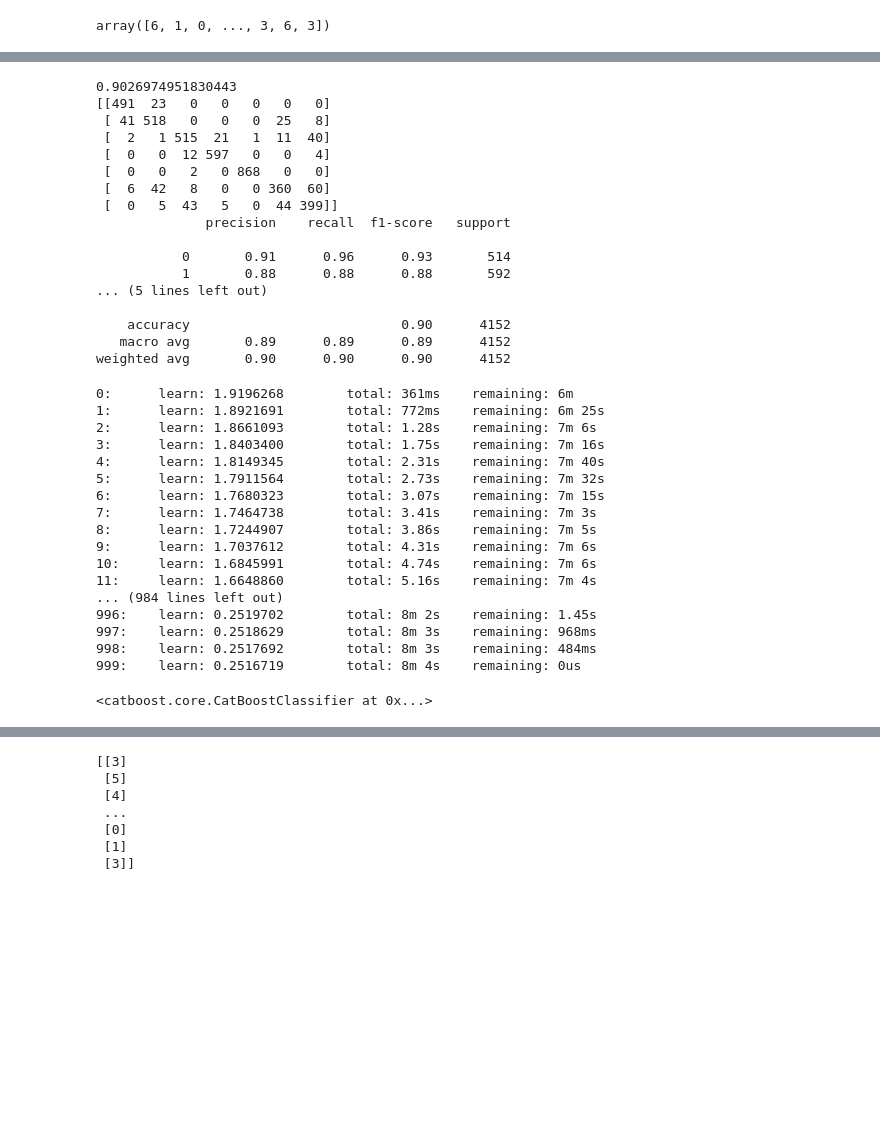
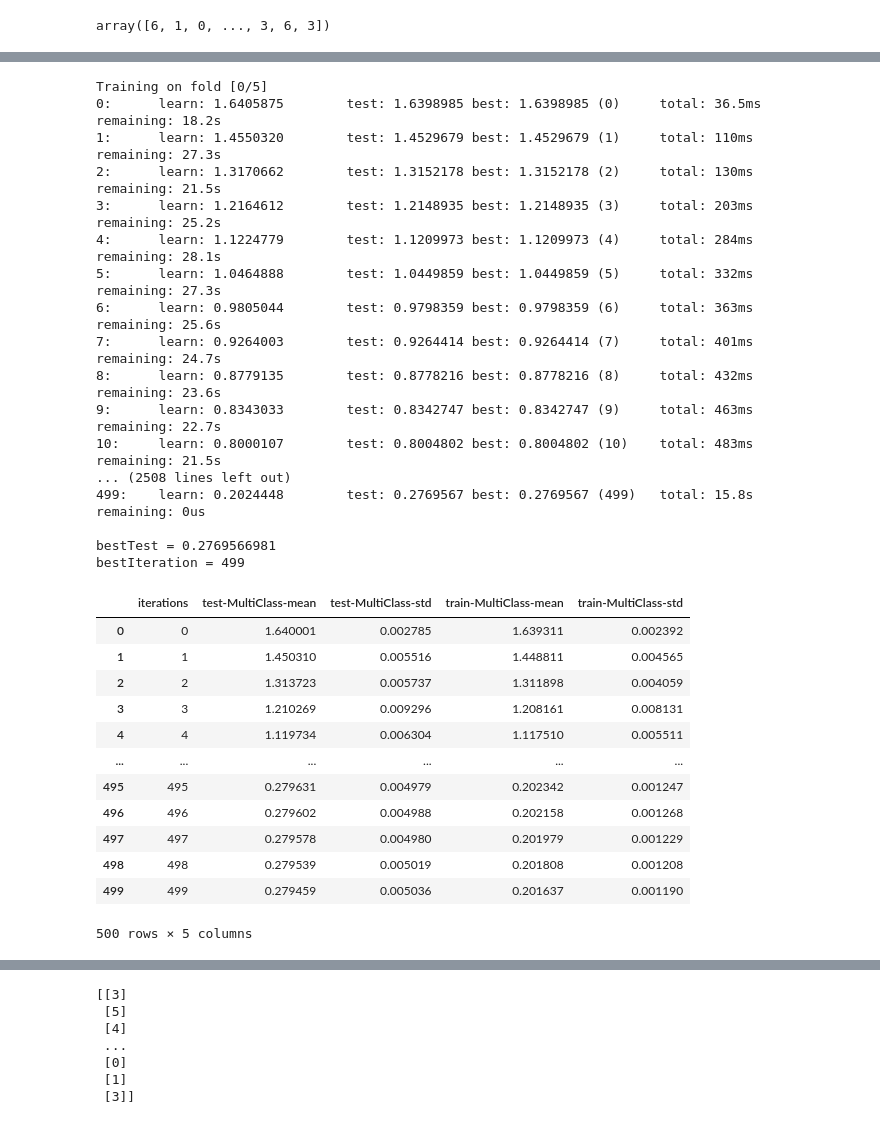
Before and after one commit to jonggu12/OBESITY_RISK, a Jupyter notebook: code/02_1. catboost.ipynb, the cells around one changed output, grey strips where cells are left out. Cells and saved outputs as stored; diff of their text form; code cells hidden in the pictures; blank space fills up the shorter version.

```diff
--- a/code/02_1. catboost.ipynb
+++ b/code/02_1. catboost.ipynb
@@ -583,46 +565,35 @@ model.fit(X_train, y_train)
 <catboost.core.CatBoostClassifier at 0x...>
-# %%
-val_predictions = model.predict_proba(X_test).argmax(axis=1)
-print(accuracy_score(y_test, val_predictions))
-print(confusion_matrix(y_test, val_predictions))
-print(classification_report(y_test, val_predictions))
-# %% [output]
-0.9026974951830443
-[[491  23   0   0   0   0   0]
- [ 41 518   0   0   0  25   8]
- [  2   1 515  21   1  11  40]
- [  0   0  12 597   0   0   4]
- [  0   0   2   0 868   0   0]
- [  6  42   8   0   0 360  60]
- [  0   5  43   5   0  44 399]]
-              precision    recall  f1-score   support
-
-           0       0.91      0.96      0.93       514
-           1       0.88      0.88      0.88       592
-... (5 lines left out)
-
-    accuracy                           0.90      4152
-   macro avg       0.89      0.89      0.89      4152
-weighted avg       0.90      0.90      0.90      4152
-# %%
-model = CatBoostClassifier(iterations=1000, depth=10, learning_rate=0.008)
-model.fit(X_train, y_train)
-# %% [output]
-0:      learn: 1.9196268        total: 361ms    remaining: 6m
-1:      learn: 1.8921691        total: 772ms    remaining: 6m 25s
-2:      learn: 1.8661093        total: 1.28s    remaining: 7m 6s
-3:      learn: 1.8403400        total: 1.75s    remaining: 7m 16s
-4:      learn: 1.8149345        total: 2.31s    remaining: 7m 40s
-5:      learn: 1.7911564        total: 2.73s    remaining: 7m 32s
-6:      learn: 1.7680323        total: 3.07s    remaining: 7m 15s
-7:      learn: 1.7464738        total: 3.41s    remaining: 7m 3s
-8:      learn: 1.7244907        total: 3.86s    remaining: 7m 5s
-9:      learn: 1.7037612        total: 4.31s    remaining: 7m 6s
-10:     learn: 1.6845991        total: 4.74s    remaining: 7m 6s
-11:     learn: 1.6648860        total: 5.16s    remaining: 7m 4s
-... (984 lines left out)
-996:    learn: 0.2519702        total: 8m 2s    remaining: 1.45s
-997:    learn: 0.2518629        total: 8m 3s    remaining: 968ms
-998:    learn: 0.2517692        total: 8m 3s    remaining: 484ms
-999:    learn: 0.2516719        total: 8m 4s    remaining: 0us
-<catboost.core.CatBoostClassifier at 0x...>
+# %%
+train_pool = Pool(data=X_train, label=y_train)
+cv_data = cv(pool=train_pool, params=model.get_params(), fold_count=5)
+# %% [output]
+Training on fold [0/5]
+0:      learn: 1.6405875        test: 1.6398985 best: 1.6398985 (0)     total: 36.5ms   remaining: 18.2s
+1:      learn: 1.4550320        test: 1.4529679 best: 1.4529679 (1)     total: 110ms    remaining: 27.3s
+2:      learn: 1.3170662        test: 1.3152178 best: 1.3152178 (2)     total: 130ms    remaining: 21.5s
+3:      learn: 1.2164612        test: 1.2148935 best: 1.2148935 (3)     total: 203ms    remaining: 25.2s
+4:      learn: 1.1224779        test: 1.1209973 best: 1.1209973 (4)     total: 284ms    remaining: 28.1s
+5:      learn: 1.0464888        test: 1.0449859 best: 1.0449859 (5)     total: 332ms    remaining: 27.3s
+6:      learn: 0.9805044        test: 0.9798359 best: 0.9798359 (6)     total: 363ms    remaining: 25.6s
+7:      learn: 0.9264003        test: 0.9264414 best: 0.9264414 (7)     total: 401ms    remaining: 24.7s
+8:      learn: 0.8779135        test: 0.8778216 best: 0.8778216 (8)     total: 432ms    remaining: 23.6s
+9:      learn: 0.8343033        test: 0.8342747 best: 0.8342747 (9)     total: 463ms    remaining: 22.7s
+10:     learn: 0.8000107        test: 0.8004802 best: 0.8004802 (10)    total: 483ms    remaining: 21.5s
+... (2508 lines left out)
+499:    learn: 0.2024448        test: 0.2769567 best: 0.2769567 (499)   total: 15.8s    remaining: 0us
+
+bestTest = 0.2769566981
+bestIteration = 499
+|  | iterations | test-MultiClass-mean | test-MultiClass-std | train-MultiClass-mean | train-MultiClass-std |
+| 0 | 0 | 1.640001 | 0.002785 | 1.639311 | 0.002392 |
+| 1 | 1 | 1.450310 | 0.005516 | 1.448811 | 0.004565 |
+| 2 | 2 | 1.313723 | 0.005737 | 1.311898 | 0.004059 |
+| 3 | 3 | 1.210269 | 0.009296 | 1.208161 | 0.008131 |
+| 4 | 4 | 1.119734 | 0.006304 | 1.117510 | 0.005511 |
+| ... | ... | ... | ... | ... | ... |
+| 495 | 495 | 0.279631 | 0.004979 | 0.202342 | 0.001247 |
+| 496 | 496 | 0.279602 | 0.004988 | 0.202158 | 0.001268 |
+| 497 | 497 | 0.279578 | 0.004980 | 0.201979 | 0.001229 |
+| 498 | 498 | 0.279539 | 0.005019 | 0.201808 | 0.001208 |
+| 499 | 499 | 0.279459 | 0.005036 | 0.201637 | 0.001190 |
+500 rows × 5 columns
```
Also changed, not shown: parts of 8 cells of this notebook, 36 other files.
